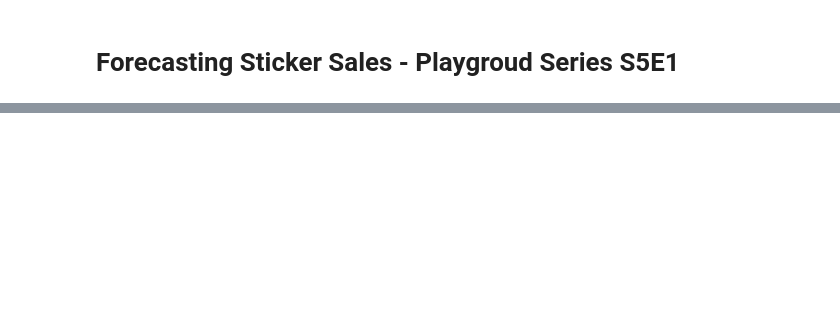
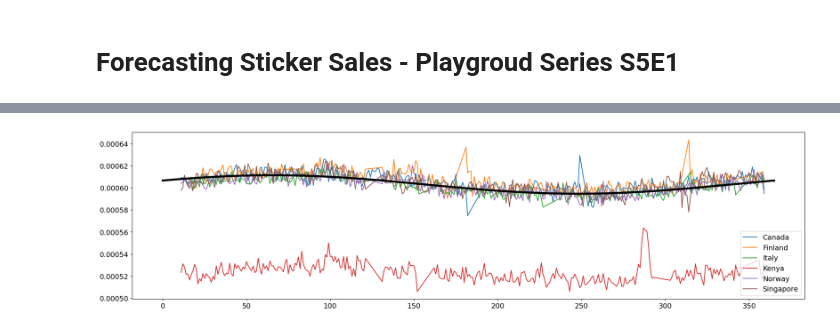
Before and after one commit to ChristopherIanPeck/kaggle-playground-series-s5, a Jupyter notebook: forecasting-sticker-sales-s5e1.ipynb, the cells around one changed output, grey strips where cells are left out. Saved outputs shown, nothing was run; the diff lists cells and outputs as text; code cells hidden in the pictures; blank space fills up the shorter version.

```diff
--- a/forecasting-sticker-sales-s5e1.ipynb
+++ b/forecasting-sticker-sales-s5e1.ipynb
@@ -214,0 +172,36 @@ Submission file created: submission.csv
+# %%
+# Exclude holidays
+df_holidays = df.copy()
+df_holidays['holiday_response'] = 0
+for country in CFG.countries:
+    for holiday, _ in holidays.CountryHoliday(CFG.countries_2l[country], years=CFG.years).items():
+        df_holidays.loc[(df_holidays.country==country) & df_holidays.date.isin(pd.date_range(holiday, periods=CFG.holiday_response_len)), 'holiday_response'] = 1
+
+fig = plt.figure(figsize=(24,6))
+data = pd.DataFrame()
+for n, country in enumerate(CFG.countries):
+    dt = df_holidays[(df_holidays.country==country) & (df_holidays.holiday_response == 0)].groupby(['dayofyear']).total.median()
+    data[country]= dt
+    plt.plot(dt, label=country)
+data['median'] = data.median(axis=1)
+
+# Linear regression on fourier series
+x = data.index.to_numpy()
+y = data['median'].to_numpy()
+fourier = lambda t: np.array([np.sin(2*np.pi/365*t), np.cos(2*np.pi/365*t)])
+
+year_ratio = Ridge(alpha=0.01).fit(fourier(x).T, y.T).predict(fourier(np.arange(1, 366)).T)
+year_ratio = np.append(year_ratio, year_ratio[-1])
+
+df['dayofyear_factor'] = df.dayofyear.map(dict(zip(np.arange(1, 367), year_ratio)))
+
+# The total ratio taking into account all factors
+df['ratio'] = df['gdp_factor'] * df['product_factor'] * df['store_factor'] * df['weekday_factor'] * df['dayofyear_factor']
+
+# The total sold items taking into account all factors
+df['total'] = df['num_sold'] / df['ratio']
+
+plt.plot(year_ratio, 'k', linewidth=4)
+plt.legend();
+# %% [output]
+[figure, added]
```
Also changed, not shown: parts of 43 cells of this notebook.
